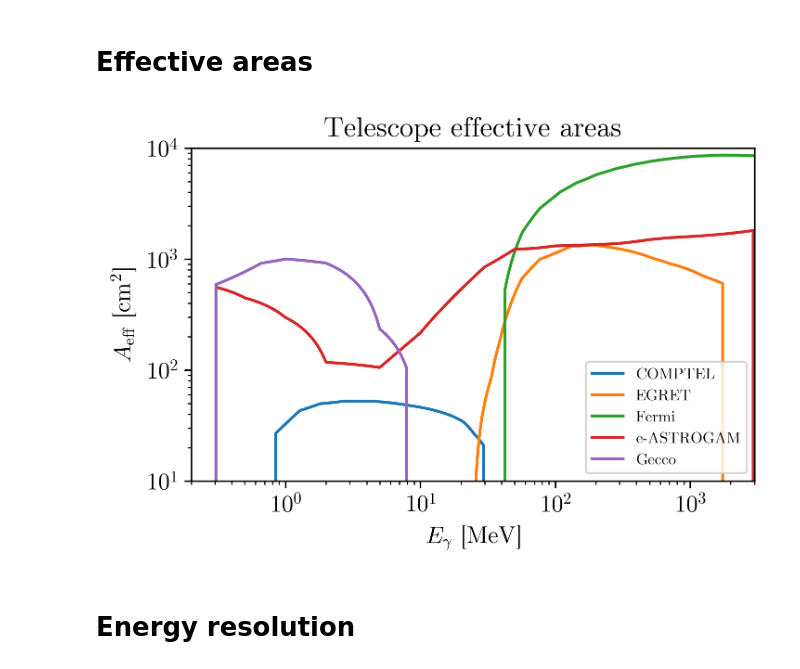
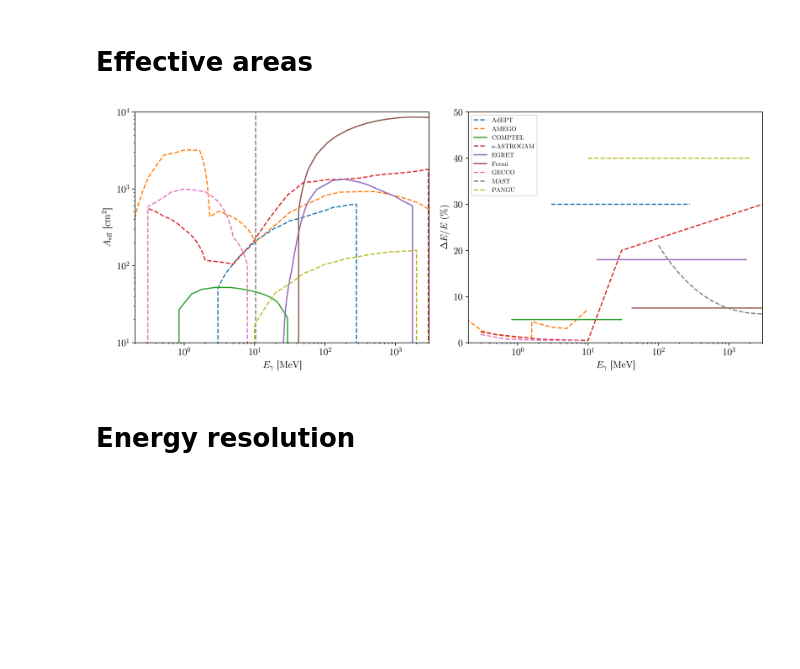
Before and after one commit to LoganAMorrison/Hazma, a Jupyter notebook: notebooks/dev/ac-01-gecco_limits.ipynb, the cells around one changed output. Cells and saved outputs as stored; diff of their text form; code cells hidden in the pictures; blank space fills up the shorter version.

Commit message:
updates and add telescope info

```diff
--- a/notebooks/dev/ac-01-gecco_limits.ipynb
+++ b/notebooks/dev/ac-01-gecco_limits.ipynb
@@ -449,27 +778,52 @@ plt.savefig("figures/gecco/bg_models.png")
 # %% [markdown]
 # Effective areas
 # %%
+plt.figure(figsize=(12, 5))
 e_gams = np.geomspace(0.2, 3e3, 500)
 
+plt.subplot(1, 2, 1)
+plt.plot(e_gams, A_eff_adept(e_gams), "--", label="AdEPT")
+plt.plot(e_gams, A_eff_amego(e_gams), "--", label="AMEGO")
 plt.plot(e_gams, A_eff_comptel(e_gams), label="COMPTEL")
+plt.plot(e_gams, A_eff_e_astrogam(e_gams), "--", label="e-ASTROGAM")
 plt.plot(e_gams, A_eff_egret(e_gams), label="EGRET")
 plt.plot(e_gams, A_eff_fermi(e_gams), label="Fermi")
-plt.plot(e_gams, A_eff_e_astrogam(e_gams), label="e-ASTROGAM")
-plt.plot(e_gams, A_eff_gecco(e_gams), label="Gecco")
+plt.plot(e_gams, A_eff_gecco(e_gams), "--", label="GECCO")
+plt.plot(e_gams, A_eff_mast(e_gams), "--", label="MAST")
+plt.plot(e_gams, A_eff_pangu(e_gams), "--", label="PANGU")
 
 plt.xlabel(r"$E_\gamma$ [MeV]")
 plt.ylabel(r"$A_\mathrm{eff}$ [cm$^2$]")
 plt.xlim(e_gams[[0, -1]])
 plt.ylim(1e1, 1e4)
 plt.xscale("log")
 plt.yscale("log")
+
+plt.subplot(1, 2, 2)
+plt.plot(A_eff_adept.x, 100 * energy_res_adept(A_eff_adept.x), "--", label="AdEPT")
+plt.plot(energy_res_amego.x, 100 * energy_res_amego.y, "--", label="AMEGO")
+plt.plot(A_eff_comptel.x, 100 * energy_res_comptel(A_eff_comptel.x), label="COMPTEL")
+plt.plot(
+    energy_res_e_astrogam.x, 100 * energy_res_e_astrogam.y,
+    "--", label="e-ASTROGAM"
+)
+plt.plot(A_eff_egret.x, 100 * energy_res_egret(A_eff_egret.x), label="EGRET")
+plt.plot(A_eff_fermi.x, 100 * energy_res_fermi(A_eff_fermi.x), label="Fermi")
+plt.plot(energy_res_gecco.x, 100 * energy_res_gecco.y, "--", label="GECCO")
+plt.plot(energy_res_mast.x, 100 * energy_res_mast.y, "--", label="MAST")
+plt.plot(A_eff_pangu.x, 100 * energy_res_pangu(A_eff_pangu.x), "--", label="PANGU")
+
+plt.xlabel(r"$E_\gamma$ [MeV]")
+plt.ylabel(r"$\Delta E / E$ (%)")
+plt.xlim(e_gams[[0, -1]])
+plt.ylim(0, 50)
+plt.xscale("log")
 plt.legend(fontsize=8)
-plt.title("Telescope effective areas")
 
 plt.tight_layout()
-plt.savefig("figures/gecco/a_eff.png")
+plt.savefig("figures/gecco/telescope_params.png")
 # %% [output]
-[figure, old version]
+[figure, new version]
 # %% [markdown]
 # Energy resolution
 # %%
```
Also changed, not shown: parts of 41 cells of this notebook, 17 other files.
